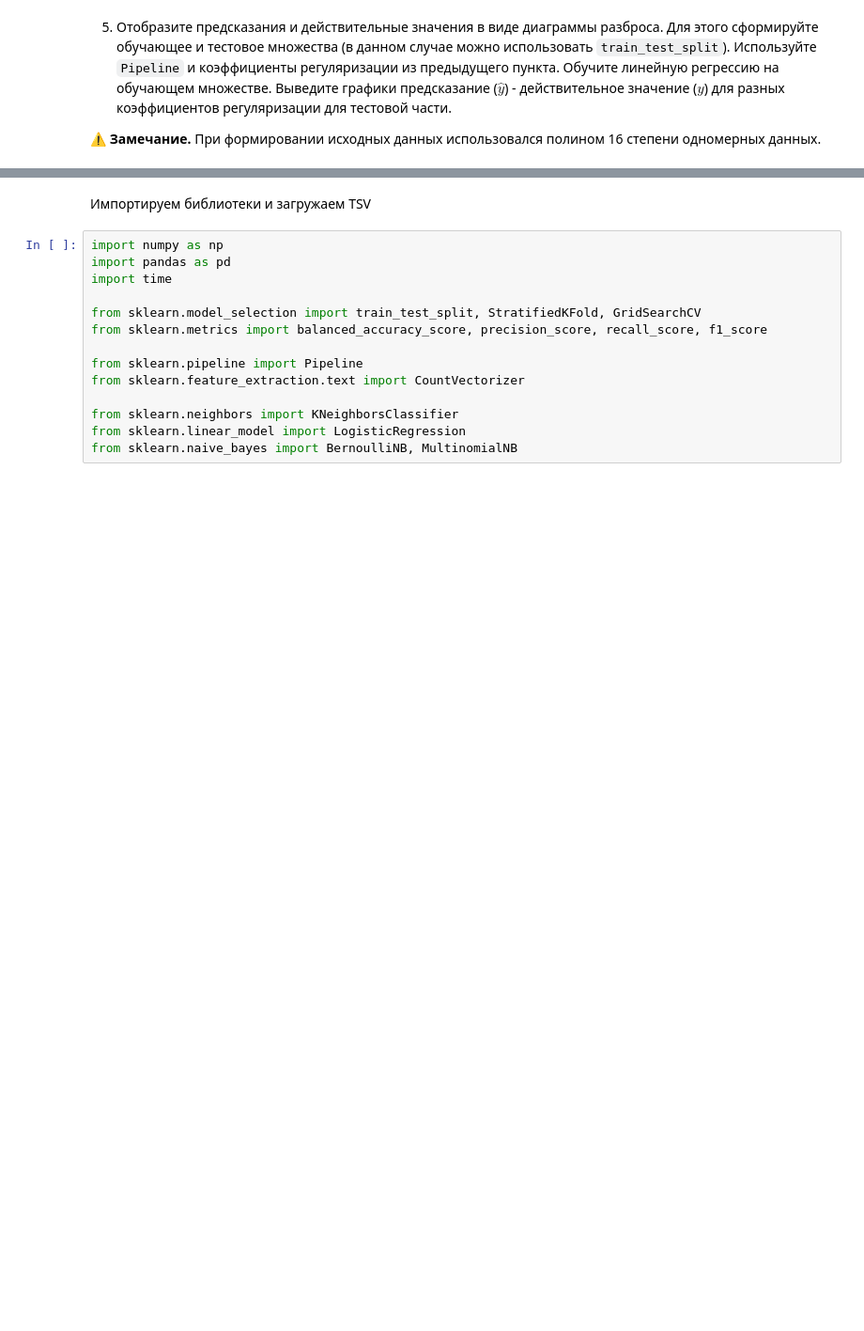
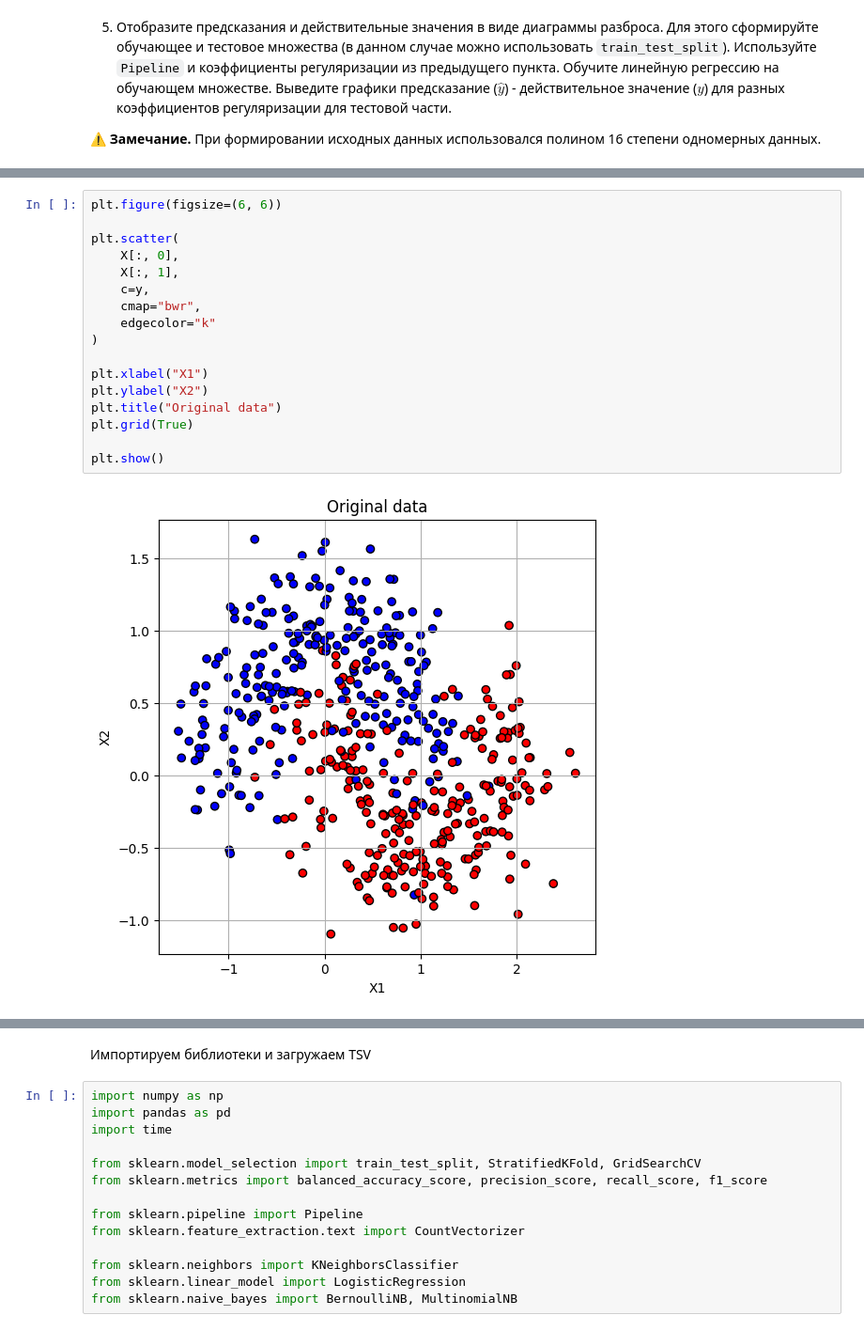
Before and after one commit to artrsyf/BMSTU-ML-Assignments, a Jupyter notebook: hw/hw2/tmp.ipynb, the cells around one changed output, grey strips where cells are left out. Shown at 94% size. Drawn from its saved outputs; the diff is of its cells as text; blank space fills up the shorter version.

```diff
--- a/hw/hw2/tmp.ipynb
+++ b/hw/hw2/tmp.ipynb
@@ -624,2 +483,21 @@ X_train, X_test, y_train, y_test = train_test_split(
+# %%
+plt.figure(figsize=(6, 6))
+
+plt.scatter(
+    X[:, 0],
+    X[:, 1],
+    c=y,
+    cmap="bwr",
+    edgecolor="k"
+)
+
+plt.xlabel("X1")
+plt.ylabel("X2")
+plt.title("Original data")
+plt.grid(True)
+
+plt.show()
+# %% [output]
+[figure, added]
 # %%
 def make_model(degree):
```
Also changed, not shown: parts of 28 cells of this notebook.
